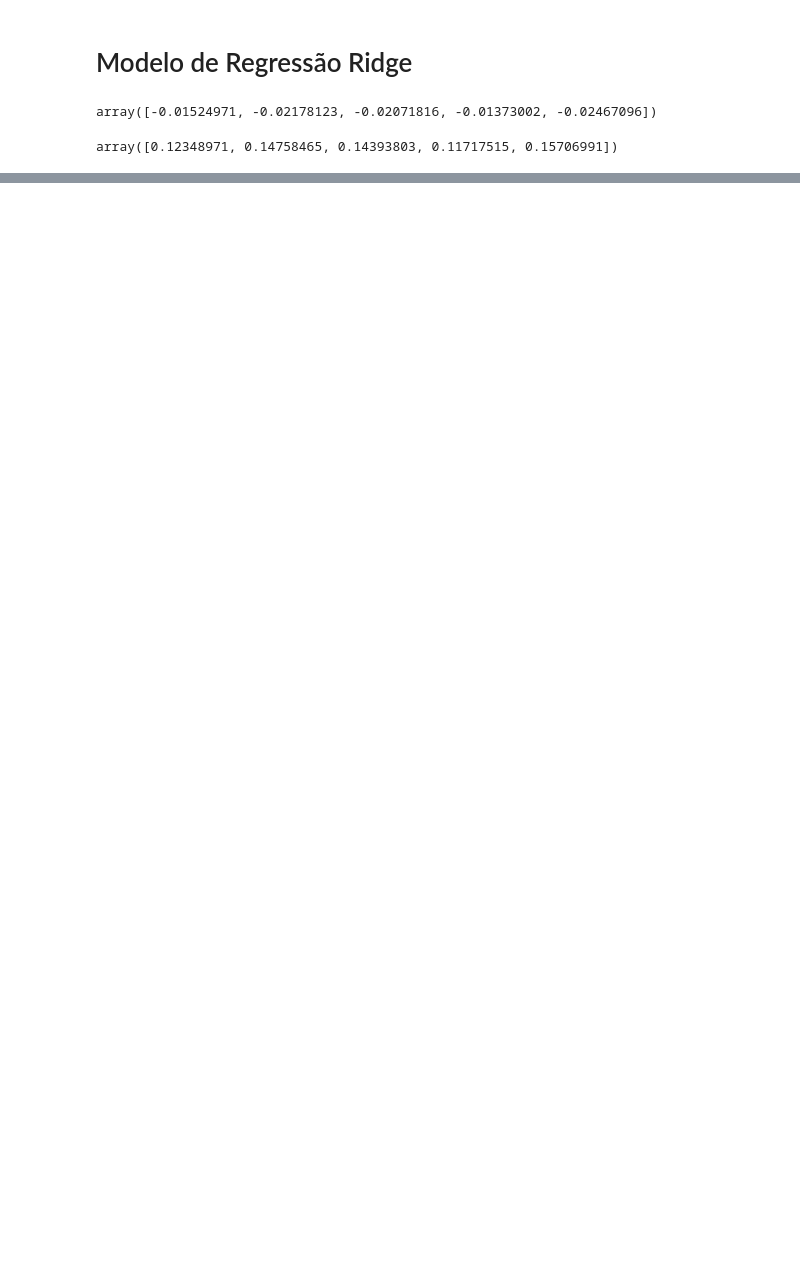
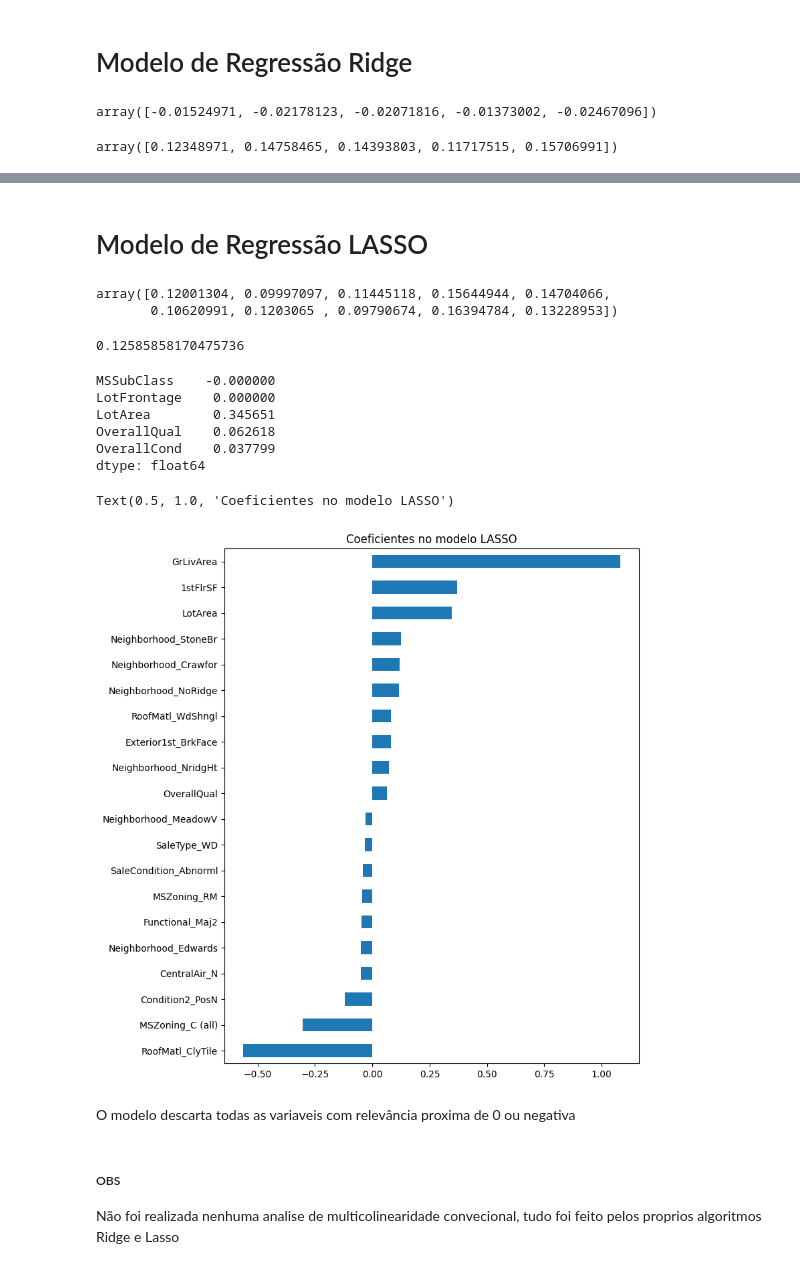
Before and after one commit to alyssonmontovanelli/formacao_dataScience_DSA, a Jupyter notebook: 04_machineLearning/Cap05_Regressao_pt2/03_Regularizacao_Lasso_Ridge.ipynb, the cells around one changed output, grey strips where cells are left out. Saved outputs shown, nothing was run; the diff lists cells and outputs as text; code cells hidden in the pictures; blank space fills up the shorter version.

```diff
--- a/04_machineLearning/Cap05_Regressao_pt2/03_Regularizacao_Lasso_Ridge.ipynb
+++ b/04_machineLearning/Cap05_Regressao_pt2/03_Regularizacao_Lasso_Ridge.ipynb
@@ -150,0 +176,41 @@ array([0.12348971, 0.14758465, 0.14393803, 0.11717515, 0.15706991])
+# %% [markdown]
+# Modelo de Regressão LASSO
+# %%
+# Criando o modelo LASSO
+modelo_lasso = LassoCV(alphas = [1, 0.1, 0.01, 0.001, 0.0005]).fit(X_train, y_train)
+# %%
+rmse_cv(modelo_lasso)
+# %% [output]
+array([0.12001304, 0.09997097, 0.11445118, 0.15644944, 0.14704066,
+       0.10620991, 0.1203065 , 0.09790674, 0.16394784, 0.13228953])
+# %%
+rmse_cv(modelo_lasso).mean()
+
+# Podemos reparar que diminuiu ainda mais o Erro
+# %% [output]
+0.12585858170475736
+# %%
+# Coeficientes LASSO
+coef = pd.Series(modelo_lasso.coef_, index = X_train.columns)
+coef.head()
+# %% [output]
+MSSubClass    -0.000000
+LotFrontage    0.000000
+LotArea        0.345651
+OverallQual    0.062618
+OverallCond    0.037799
+dtype: float64
+# %%
+# Coeficiente LASSO mais relevantes e menos relevantes para o modelo
+imp_coef = pd.concat([coef.sort_values().head(10), coef.sort_values().tail(10)])
+matplotlib.rcParams['figure.figsize'] = (8.0, 10.0)
+imp_coef.plot(kind = 'barh')
+plt.title('Coeficientes no modelo LASSO')
+# %% [output]
+Text(0.5, 1.0, 'Coeficientes no modelo LASSO')
+[figure, added]
+# %% [markdown]
+O modelo descarta todas as variaveis com relevância proxima de 0 ou negativa
+# %% [markdown]
+##### OBS
+Não foi realizada nenhuma analise de multicolinearidade convecional, tudo foi feito pelos proprios algoritmos Ridge e Lasso
```
Also changed, not shown: parts of 7 cells of this notebook.
